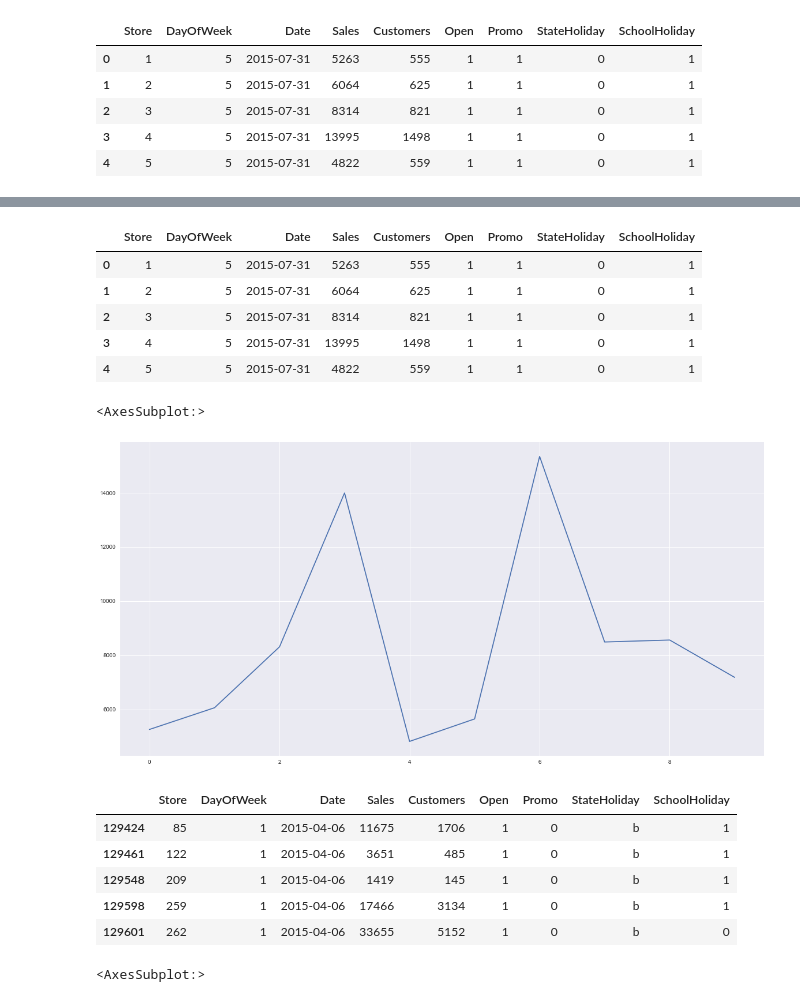
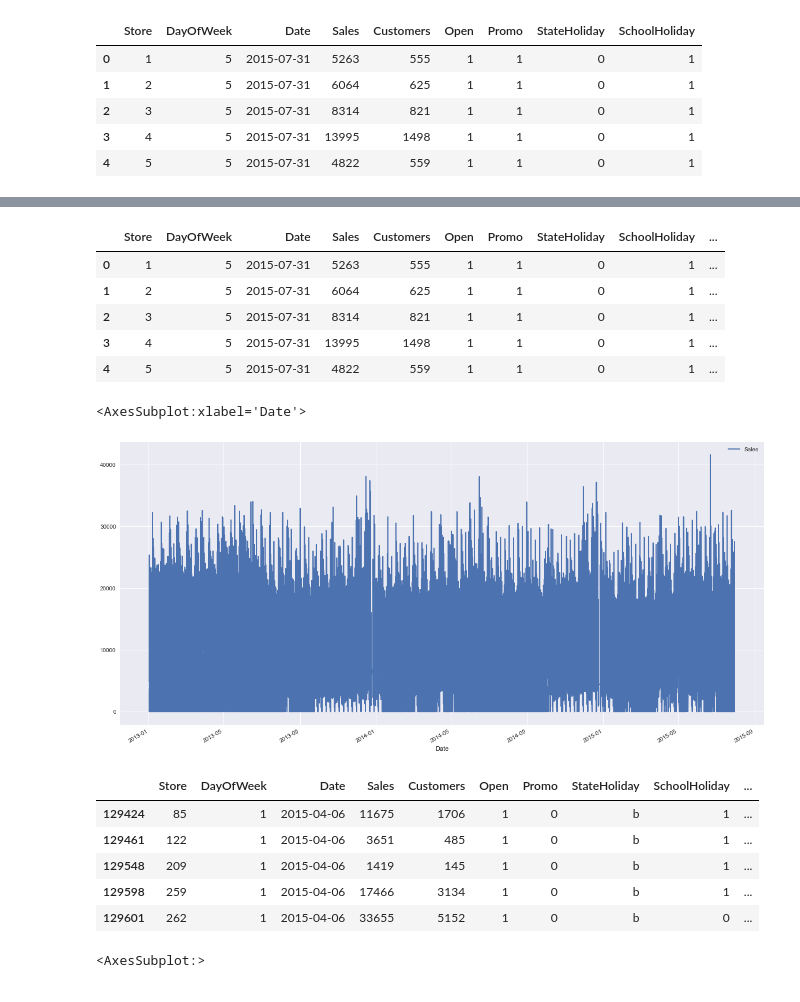
Before and after one commit to nahomfix/Pharmaceutical-Sales, a Jupyter notebook: notebooks/eda.ipynb, the cells around one changed output, grey strips where cells are left out. Drawn from its saved outputs; the diff is of its cells as text; code cells hidden in the pictures.

```diff
--- a/notebooks/eda.ipynb
+++ b/notebooks/eda.ipynb
@@ -14,7 +18,7 @@ test_file_path = os.path.join(pwd, os.pardir, "data/train.csv")
 store_file_path = os.path.join(pwd, os.pardir, "data/store.csv")
 # %%
-df_train = pd.read_csv(train_file_path, dtype={'StateHoliday': object})
-df_test = pd.read_csv(test_file_path, dtype={'StateHoliday': object})
+df_train = pd.read_csv(train_file_path, dtype={'StateHoliday': object}, parse_dates=["Date"])
+df_test = pd.read_csv(test_file_path, dtype={'StateHoliday': object}, parse_dates=["Date"])
 df_store = pd.read_csv(store_file_path)
 # %%
 df_train_merged = pd.merge(df_train, df_store, how = 'left', on = 'Store')
@@ -51,3 +83,7 @@ df_train.head()
 | 2 | 3 | 5 | 2015-07-31 | 8314 | 821 | 1 | 1 | 0 | 1 |
 | 3 | 4 | 5 | 2015-07-31 | 13995 | 1498 | 1 | 1 | 0 | 1 |
 | 4 | 5 | 5 | 2015-07-31 | 4822 | 559 | 1 | 1 | 0 | 1 |
+# %%
+df_train["Day"] = df_train["Date"].dt.day
+df_train["Month"] = df_train["Date"].dt.month
+df_train["Year"] = df_train["Date"].dt.year
@@ -54,30 +99,30 @@ df_train.head()
 # %%
-sales_before_holiday = df_train.loc[(df_train["StateHoliday"] == "0") & (df_train["Open"] == 1)]
+sales_during_holiday = df_train.loc[(df_train["StateHoliday"] == "0")]
 # %%
-sales_before_holiday.head()
+sales_during_holiday.head()
 # %% [output]
-|  | Store | DayOfWeek | Date | Sales | Customers | Open | Promo | StateHoliday | SchoolHoliday |
-| 0 | 1 | 5 | 2015-07-31 | 5263 | 555 | 1 | 1 | 0 | 1 |
-| 1 | 2 | 5 | 2015-07-31 | 6064 | 625 | 1 | 1 | 0 | 1 |
-| 2 | 3 | 5 | 2015-07-31 | 8314 | 821 | 1 | 1 | 0 | 1 |
-| 3 | 4 | 5 | 2015-07-31 | 13995 | 1498 | 1 | 1 | 0 | 1 |
-| 4 | 5 | 5 | 2015-07-31 | 4822 | 559 | 1 | 1 | 0 | 1 |
+|  | Store | DayOfWeek | Date | Sales | Customers | Open | Promo | StateHoliday | SchoolHoliday | ... |
+| 0 | 1 | 5 | 2015-07-31 | 5263 | 555 | 1 | 1 | 0 | 1 | ... |
+| 1 | 2 | 5 | 2015-07-31 | 6064 | 625 | 1 | 1 | 0 | 1 | ... |
+| 2 | 3 | 5 | 2015-07-31 | 8314 | 821 | 1 | 1 | 0 | 1 | ... |
+| 3 | 4 | 5 | 2015-07-31 | 13995 | 1498 | 1 | 1 | 0 | 1 | ... |
+| 4 | 5 | 5 | 2015-07-31 | 4822 | 559 | 1 | 1 | 0 | 1 | ... |
 # %%
-sales_before_holiday["Sales"][:10].plot(figsize=(20, 10))
+sales_during_holiday.plot(x="Date", y="Sales", figsize=(20, 10))
 # %% [output]
-<AxesSubplot:>
+<AxesSubplot:xlabel='Date'>
-[figure, old version]
+[figure, new version]
 # %%
 seasonal_purchases = df_train.loc[(df_train["StateHoliday"] != "0") & (df_train["StateHoliday"] != "a") & (df_train["Open"] == 1)]
 # %%
 seasonal_purchases.head()
 # %% [output]
-|  | Store | DayOfWeek | Date | Sales | Customers | Open | Promo | StateHoliday | SchoolHoliday |
-| 129424 | 85 | 1 | 2015-04-06 | 11675 | 1706 | 1 | 0 | b | 1 |
-| 129461 | 122 | 1 | 2015-04-06 | 3651 | 485 | 1 | 0 | b | 1 |
-| 129548 | 209 | 1 | 2015-04-06 | 1419 | 145 | 1 | 0 | b | 1 |
-| 129598 | 259 | 1 | 2015-04-06 | 17466 | 3134 | 1 | 0 | b | 1 |
-| 129601 | 262 | 1 | 2015-04-06 | 33655 | 5152 | 1 | 0 | b | 0 |
+|  | Store | DayOfWeek | Date | Sales | Customers | Open | Promo | StateHoliday | SchoolHoliday | ... |
+| 129424 | 85 | 1 | 2015-04-06 | 11675 | 1706 | 1 | 0 | b | 1 | ... |
+| 129461 | 122 | 1 | 2015-04-06 | 3651 | 485 | 1 | 0 | b | 1 | ... |
+| 129548 | 209 | 1 | 2015-04-06 | 1419 | 145 | 1 | 0 | b | 1 | ... |
+| 129598 | 259 | 1 | 2015-04-06 | 17466 | 3134 | 1 | 0 | b | 1 | ... |
+| 129601 | 262 | 1 | 2015-04-06 | 33655 | 5152 | 1 | 0 | b | 0 | ... |
 # %%
 seasonal_purchases["Sales"][:10].plot(figsize=(20, 10))
 # %% [output]
```
Also changed, not shown: parts of 28 cells of this notebook, 8 other files.
